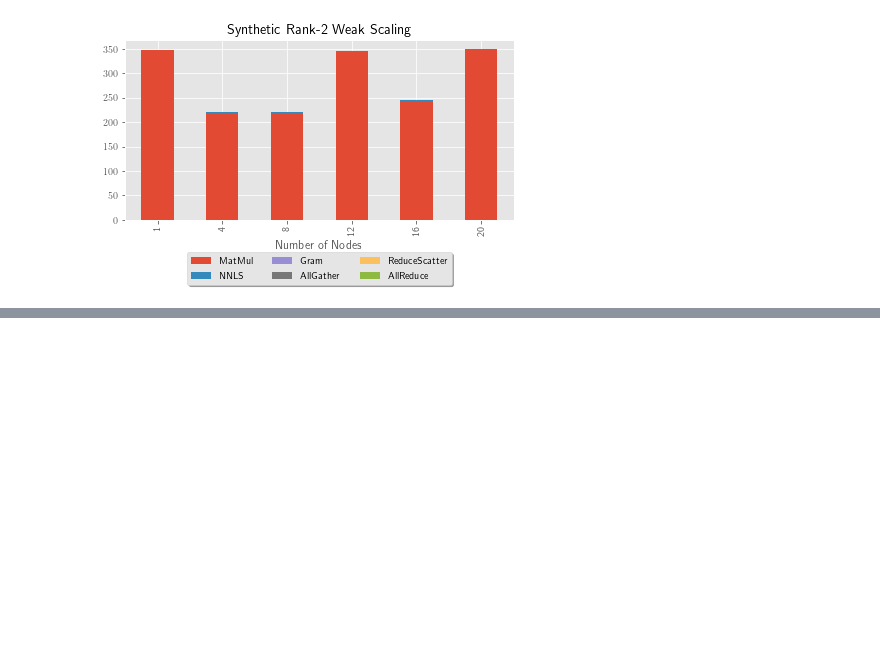
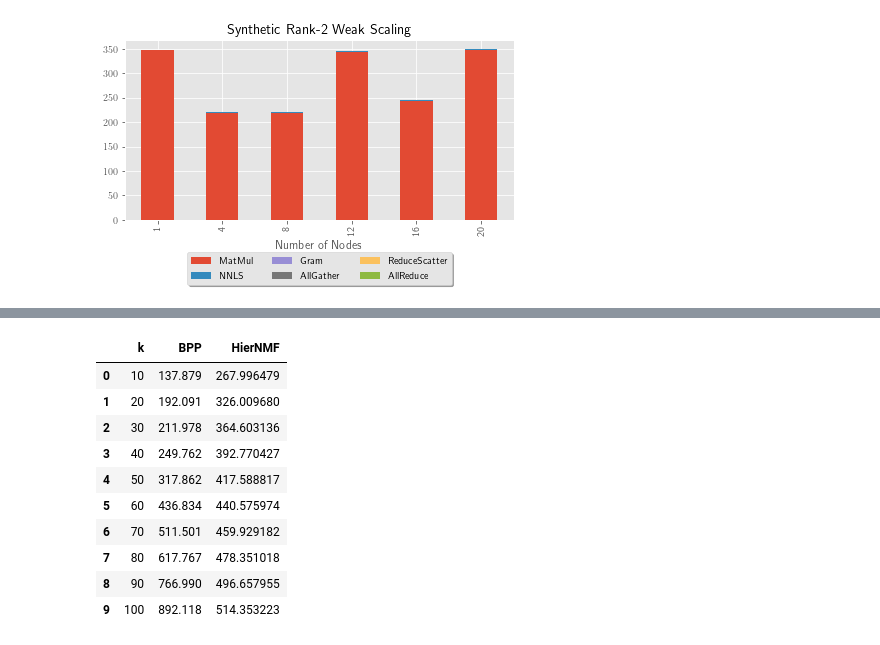
Before and after one commit to lawtonmanning/planc, a Jupyter notebook: latex/plots/hipcplots.ipynb, the cells around one changed output, grey strips where cells are left out. Cells and saved outputs as stored; diff of their text form; code cells hidden in the pictures; blank space fills up the shorter version.

```diff
--- a/latex/plots/hipcplots.ipynb
+++ b/latex/plots/hipcplots.ipynb
@@ -386,0 +424,14 @@ plt.savefig('synthetic_rank2_weakscaling.pdf')
+# %%
+df8
+# %% [output]
+|  | k | BPP | HierNMF |
+| 0 | 10 | 137.879 | 267.996479 |
+| 1 | 20 | 192.091 | 326.009680 |
+| 2 | 30 | 211.978 | 364.603136 |
+| 3 | 40 | 249.762 | 392.770427 |
+| 4 | 50 | 317.862 | 417.588817 |
+| 5 | 60 | 436.834 | 440.575974 |
+| 6 | 70 | 511.501 | 459.929182 |
+| 7 | 80 | 617.767 | 478.351018 |
+| 8 | 90 | 766.990 | 496.657955 |
+| 9 | 100 | 892.118 | 514.353223 |
```
Also changed, not shown: parts of 11 cells of this notebook, 8 other files.
